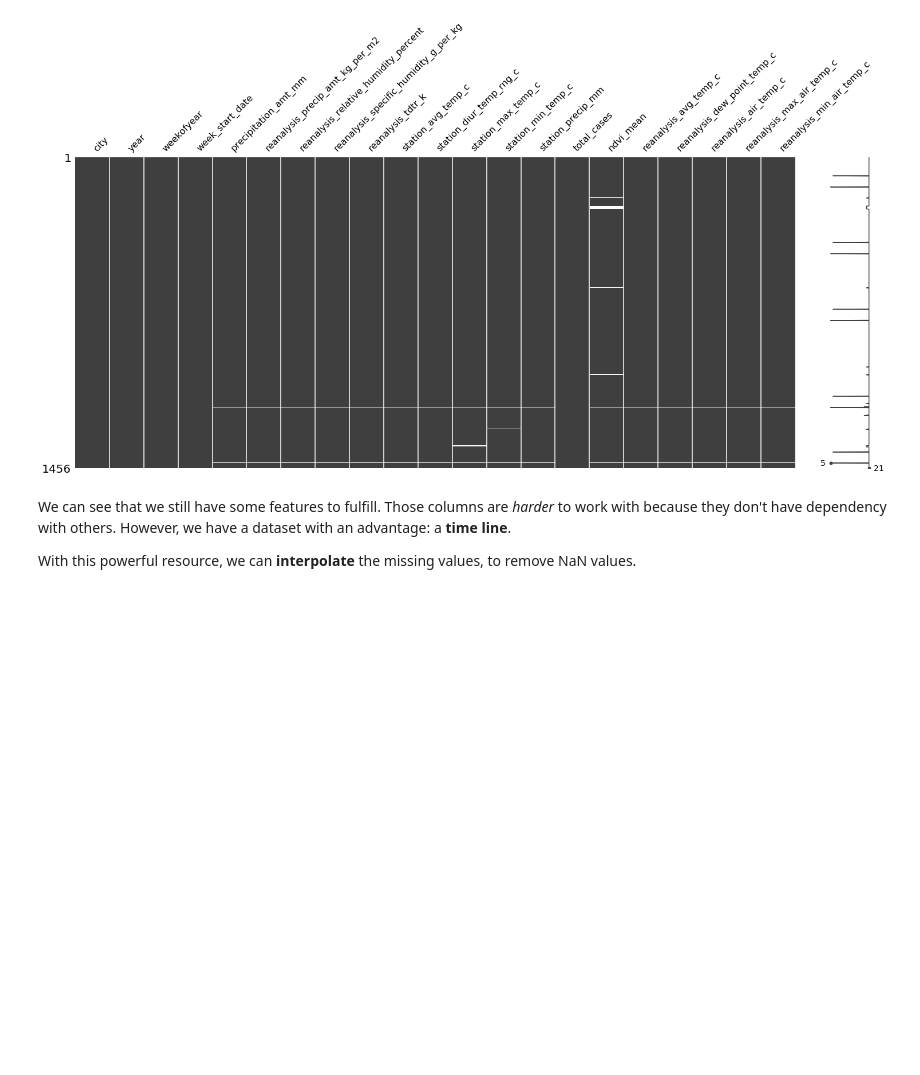
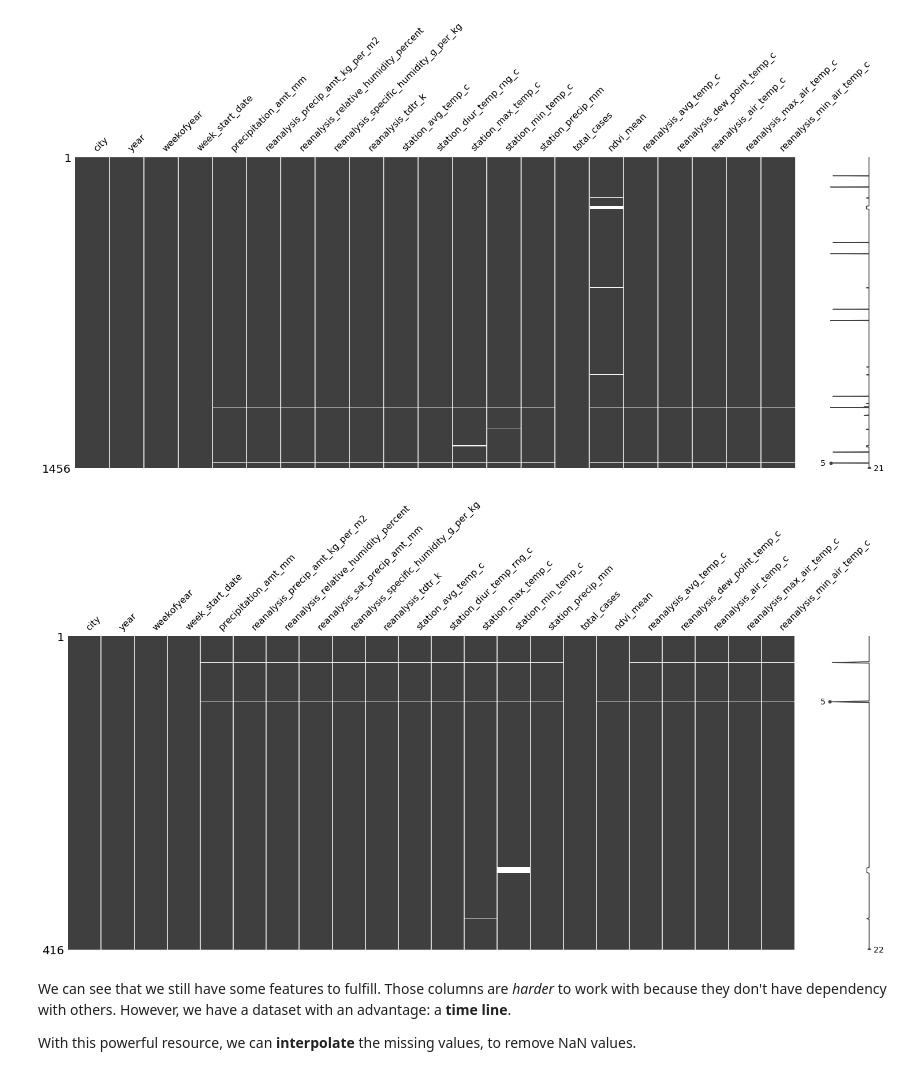
Before and after one commit to bfroz/Projects, a Jupyter notebook: DengAI - Predicting Disease Spread/DengAI - Predicting Disease Spread.ipynb, the cells around one changed output. Saved outputs shown, nothing was run; the diff lists cells and outputs as text; code cells hidden in the pictures; blank space fills up the shorter version.

```diff
--- a/DengAI - Predicting Disease Spread/DengAI - Predicting Disease Spread.ipynb
+++ b/DengAI - Predicting Disease Spread/DengAI - Predicting Disease Spread.ipynb
@@ -302,6 +338,12 @@ df_train['station_avg_temp_c'] = df_train.apply(lambda row:
 df_train['station_diur_temp_rng_c'] = df_train.apply(lambda row:
                                                row['reanalysis_tdtr_k'] if np.isnan(row['station_diur_temp_rng_c'])
                                                else row['station_diur_temp_rng_c'], axis=1)
+df_test['station_avg_temp_c'] = df_test.apply(lambda row:
+                                               row['reanalysis_avg_temp_c'] if np.isnan(row['station_avg_temp_c'])
+                                               else row['station_avg_temp_c'], axis=1)
+df_test['station_diur_temp_rng_c'] = df_test.apply(lambda row:
+                                               row['reanalysis_tdtr_k'] if np.isnan(row['station_diur_temp_rng_c'])
+                                               else row['station_diur_temp_rng_c'], axis=1)
 # %% [markdown]
 > For now, we do not fulfill the min and max temperature feature with missing values
 # %% [markdown]
@@ -312,6 +354,10 @@ Let's check now how the dataset is after those fulfilling and creating features.
 msno.matrix(df_train);
 # %% [output]
 [figure]
+# %%
+msno.matrix(df_test);
+# %% [output]
+[figure, added]
 # %% [markdown]
 We can see that we still have some features to fulfill. Those columns are *harder* to work with because they don't have dependency with others. However, we have a dataset with an advantage: a **time line**.
 
```
Also changed, not shown: parts of 18 cells of this notebook.
